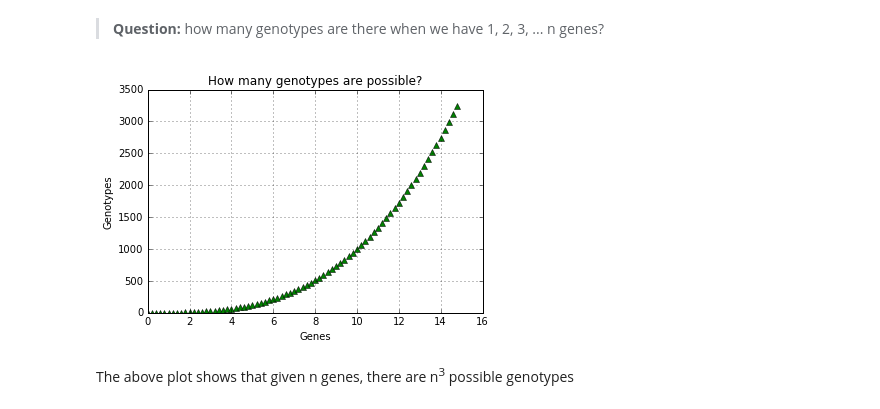
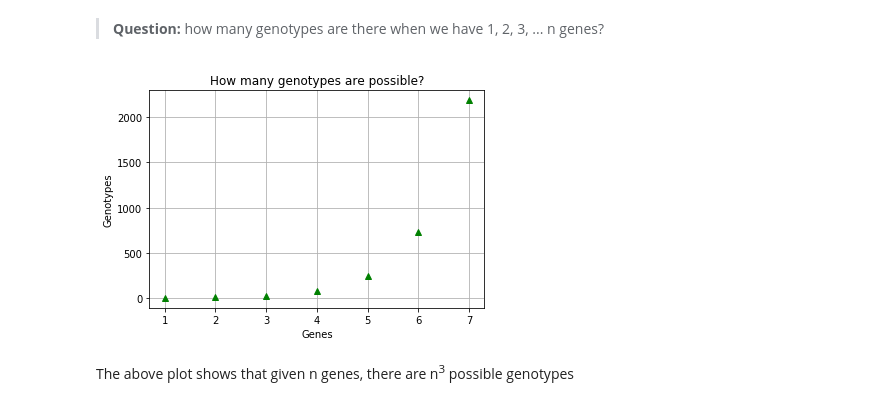
Before and after one commit to dvalenzano/Teaching, a Jupyter notebook: Pisa_q-pop-gen_SNS.ipynb, the cells around one changed output. Saved outputs shown, nothing was run; the diff lists cells and outputs as text; code cells hidden in the pictures.

```diff
--- a/Pisa_q-pop-gen_SNS.ipynb
+++ b/Pisa_q-pop-gen_SNS.ipynb
@@ -31,17 +31,17 @@ import matplotlib.mlab as mlab
 import math
 %matplotlib inline
 # %%
-x = np.arange(0., 15., 0.2)
-plt.plot(x, x**3, 'g^')
+x = np.arange(1, 8, 1)
+plt.plot(x, 3**x, 'g^')
 
 plt.xlabel('Genes')
 plt.ylabel('Genotypes')
 plt.title('How many genotypes are possible?')
 plt.grid(True)
 
 plt.show()
 # %% [output]
-[figure, old version]
+[figure, new version]
 # %% [markdown]
 The above plot shows that given n genes, there are n<sup>3</sup> possible genotypes
 # %% [markdown]
```
